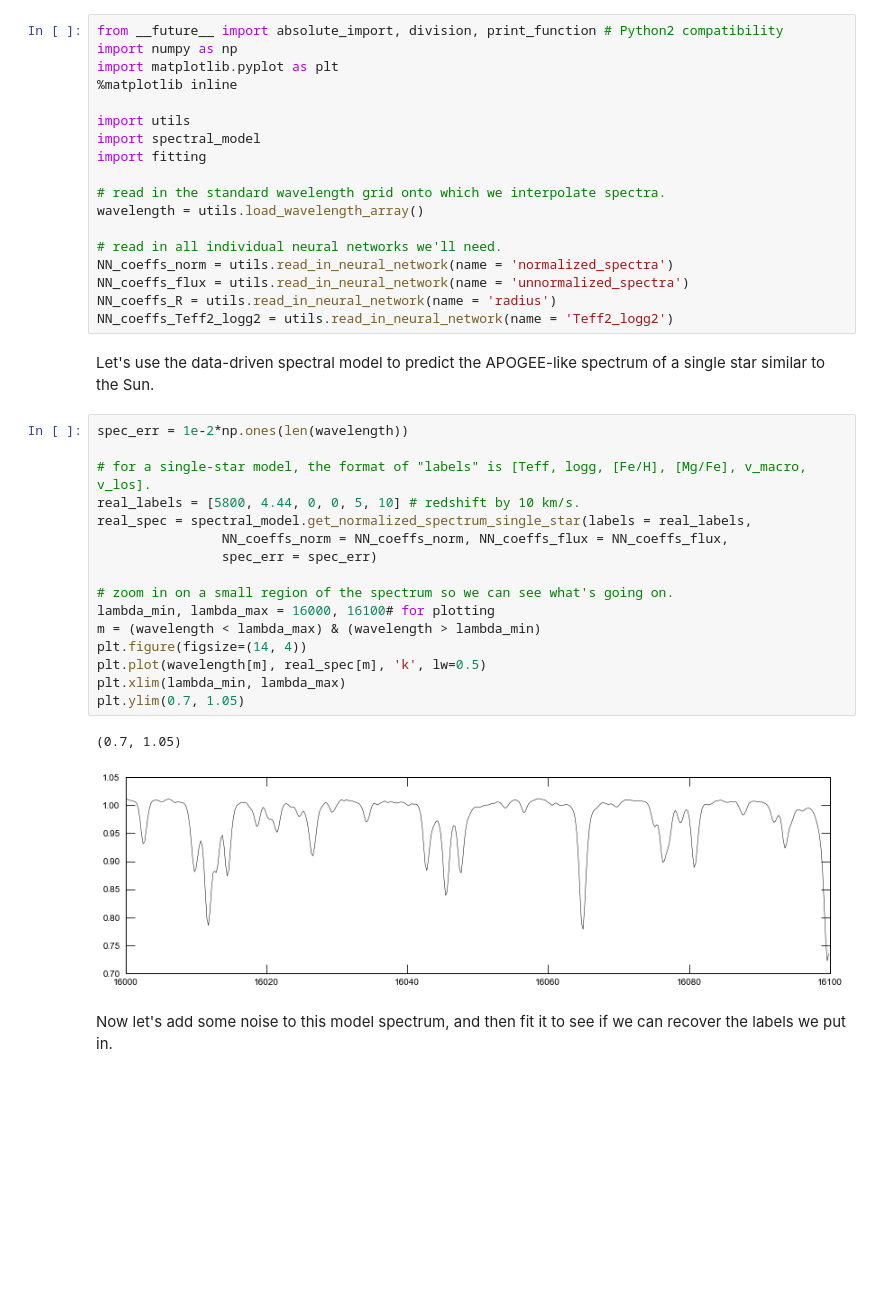
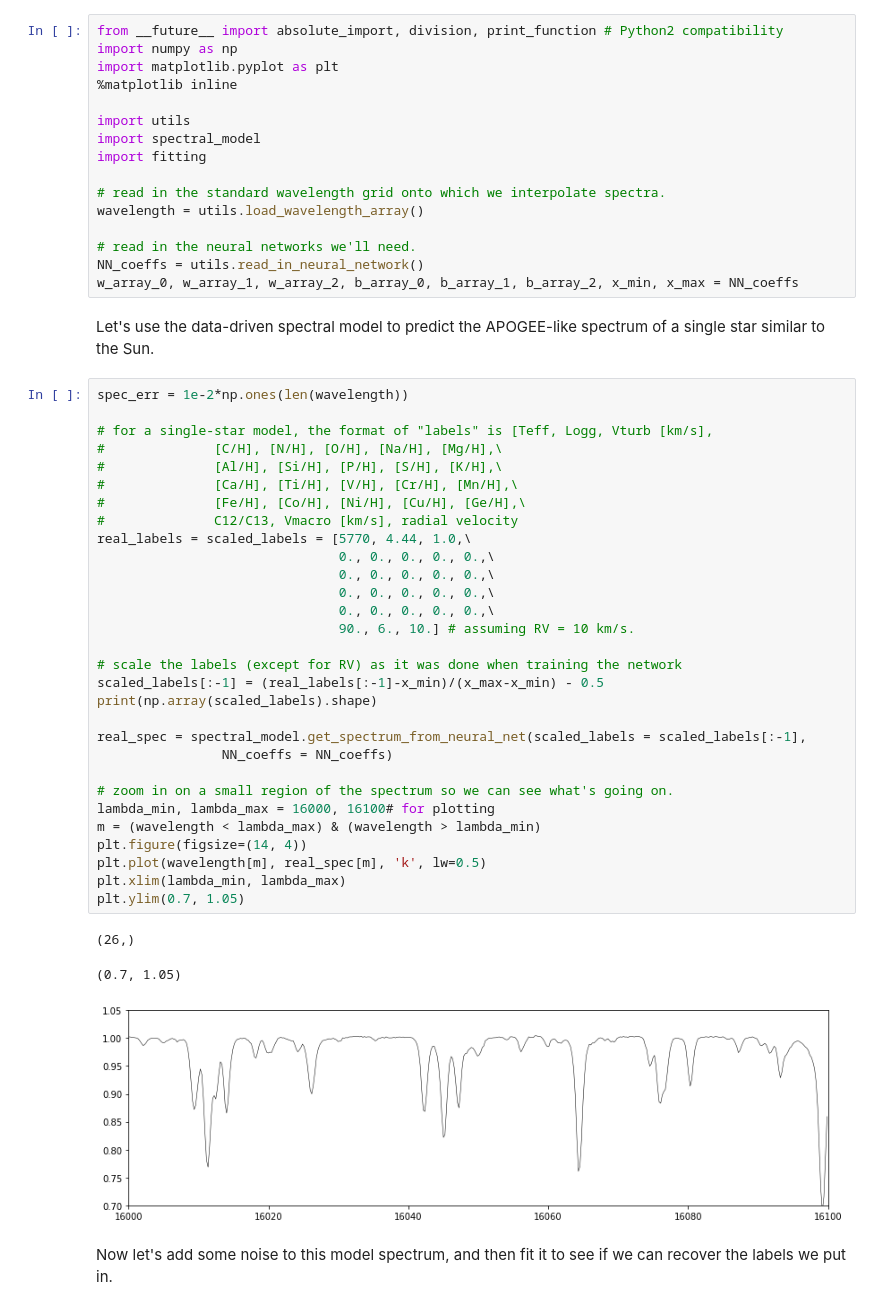
Before and after one commit to tingyuansen/The_Payne, a Jupyter notebook: tutorial.ipynb, the cells around one changed output. Cells and saved outputs as stored; diff of their text form; blank space fills up the shorter version.

```diff
--- a/tutorial.ipynb
+++ b/tutorial.ipynb
@@ -21,32 +21,45 @@ import fitting
 # read in the standard wavelength grid onto which we interpolate spectra.
 wavelength = utils.load_wavelength_array()
 
-# read in all individual neural networks we'll need.
-NN_coeffs_norm = utils.read_in_neural_network(name = 'normalized_spectra')
-NN_coeffs_flux = utils.read_in_neural_network(name = 'unnormalized_spectra')
-NN_coeffs_R = utils.read_in_neural_network(name = 'radius')
-NN_coeffs_Teff2_logg2 = utils.read_in_neural_network(name = 'Teff2_logg2')
+# read in the neural networks we'll need.
+NN_coeffs = utils.read_in_neural_network()
+w_array_0, w_array_1, w_array_2, b_array_0, b_array_1, b_array_2, x_min, x_max = NN_coeffs
 # %% [markdown]
 Let's use the data-driven spectral model to predict the APOGEE-like spectrum of a single star similar to the Sun.
 # %%
 spec_err = 1e-2*np.ones(len(wavelength))
 
-# for a single-star model, the format of "labels" is [Teff, logg, [Fe/H], [Mg/Fe], v_macro, v_los].
-real_labels = [5800, 4.44, 0, 0, 5, 10] # redshift by 10 km/s.
-real_spec = spectral_model.get_normalized_spectrum_single_star(labels = real_labels,
-                NN_coeffs_norm = NN_coeffs_norm, NN_coeffs_flux = NN_coeffs_flux,
-                spec_err = spec_err)
+# for a single-star model, the format of "labels" is [Teff, Logg, Vturb [km/s],
+#              [C/H], [N/H], [O/H], [Na/H], [Mg/H],\
+#              [Al/H], [Si/H], [P/H], [S/H], [K/H],\
+#              [Ca/H], [Ti/H], [V/H], [Cr/H], [Mn/H],\
+#              [Fe/H], [Co/H], [Ni/H], [Cu/H], [Ge/H],\
+#              C12/C13, Vmacro [km/s], radial velocity
+real_labels = scaled_labels = [5770, 4.44, 1.0,\
+                               0., 0., 0., 0., 0.,\
+                               0., 0., 0., 0., 0.,\
+                               0., 0., 0., 0., 0.,\
+                               0., 0., 0., 0., 0.,\
+                               90., 6., 10.] # assuming RV = 10 km/s.
+
+# scale the labels (except for RV) as it was done when training the network
+scaled_labels[:-1] = (real_labels[:-1]-x_min)/(x_max-x_min) - 0.5
+print(np.array(scaled_labels).shape)
+
+real_spec = spectral_model.get_spectrum_from_neural_net(scaled_labels = scaled_labels[:-1],
+                NN_coeffs = NN_coeffs)
 
 # zoom in on a small region of the spectrum so we can see what's going on.
 lambda_min, lambda_max = 16000, 16100# for plotting
 m = (wavelength < lambda_max) & (wavelength > lambda_min)
 plt.figure(figsize=(14, 4))
 plt.plot(wavelength[m], real_spec[m], 'k', lw=0.5)
 plt.xlim(lambda_min, lambda_max)
 plt.ylim(0.7, 1.05)
 # %% [output]
-(0.7, 1.05)
+(26,)
+(0.7, 1.05)
-[figure, old version]
+[figure, new version]
 # %% [markdown]
 Now let's add some noise to this model spectrum, and then fit it to see if we can recover the labels we put in.
 # %%
```
Also changed, not shown: parts of 17 cells of this notebook, 2 other files.
